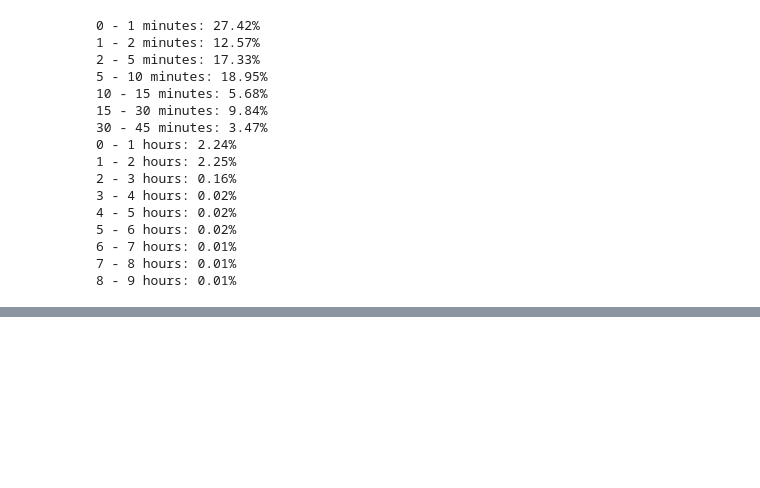
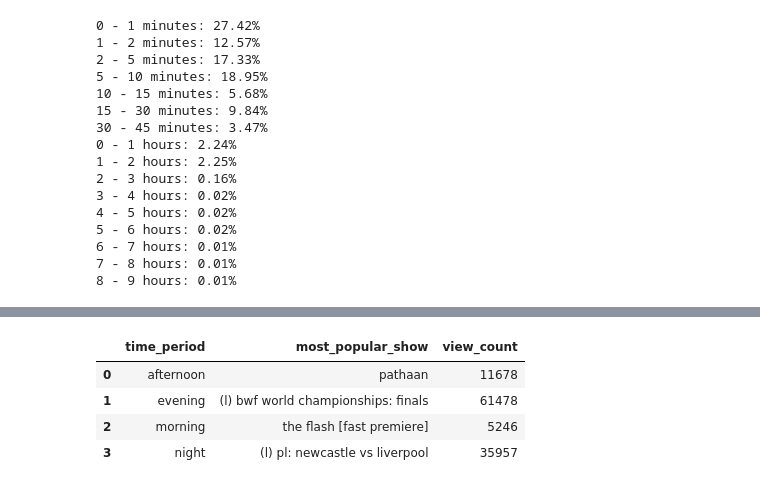
Before and after one commit to shrivatsashetty/Projects, a Jupyter notebook: Synamedia_Project.ipynb, the cells around one changed output, grey strips where cells are left out. Saved outputs shown, nothing was run; the diff lists cells and outputs as text; code cells hidden in the pictures; blank space fills up the shorter version.

```diff
--- a/Synamedia_Project.ipynb
+++ b/Synamedia_Project.ipynb
@@ -1273,0 +1474,35 @@ for i, (start, end) in enumerate(ranges):
+# %%
+import pandas as pd
+
+# Assuming 'nz_duration_df' is your DataFrame
+
+# Define time periods (adjust these as needed)
+time_periods = {
+    'morning': (6, 12),     # 6:00 AM to 11:59 AM
+    'afternoon': (12, 18),  # 12:00 PM to 5:59 PM
+    'evening': (18, 24),    # 6:00 PM to 11:59 PM
+    'night': (0, 6)         # 12:00 AM to 5:59 AM (next day)
+}
+
+# Create a function to assign time periods to each row
+def assign_time_period(start_time):
+    hour = start_time.hour
+    for period, (start_hour, end_hour) in time_periods.items():
+        if start_hour <= hour < end_hour:
+            return period
+    return None
+
+# Apply the function to create a new column 'time_period'
+nz_duration_df['time_period'] = nz_duration_df['event_start_tz'].apply(assign_time_period)
+
+# Initialize an empty DataFrame to store the results
+most_popular_shows_by_time_period = pd.DataFrame(columns=['time_period', 'most_popular_show', 'view_count'])
+
+# Group by 'time_period' and 'content', then find the most popular show within each group
+for group_name, group_df in nz_duration_df.groupby('time_period'):
+    most_popular_show = group_df['content'].mode().iloc[0]
+    view_count = group_df['content'][group_df['content'] == most_popular_show].count()
+    most_popular_shows_by_time_period = most_popular_shows_by_time_period.append({'time_period': group_name, 'most_popular_show': most_popular_show, 'view_count': view_count}, ignore_index=True)
+
+# Display the result
+print(most_popular_shows_by_time_period)
@@ -1273,0 +1520,8 @@ for i, (start, end) in enumerate(ranges):
+# %%
+most_popular_shows_by_time_period
+# %% [output]
+|  | time_period | most_popular_show | view_count |
+| 0 | afternoon | pathaan | 11678 |
+| 1 | evening | (l) bwf world championships: finals | 61478 |
+| 2 | morning | the flash [fast premiere] | 5246 |
+| 3 | night | (l) pl: newcastle vs liverpool | 35957 |
```
Also changed, not shown: parts of 14 cells of this notebook.
